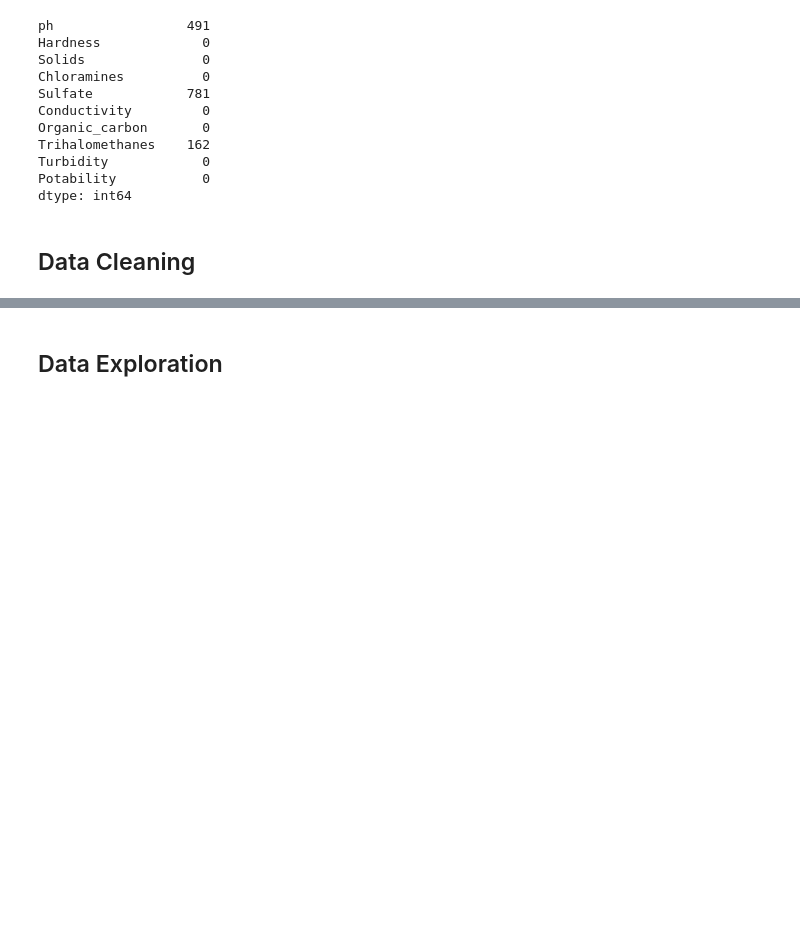
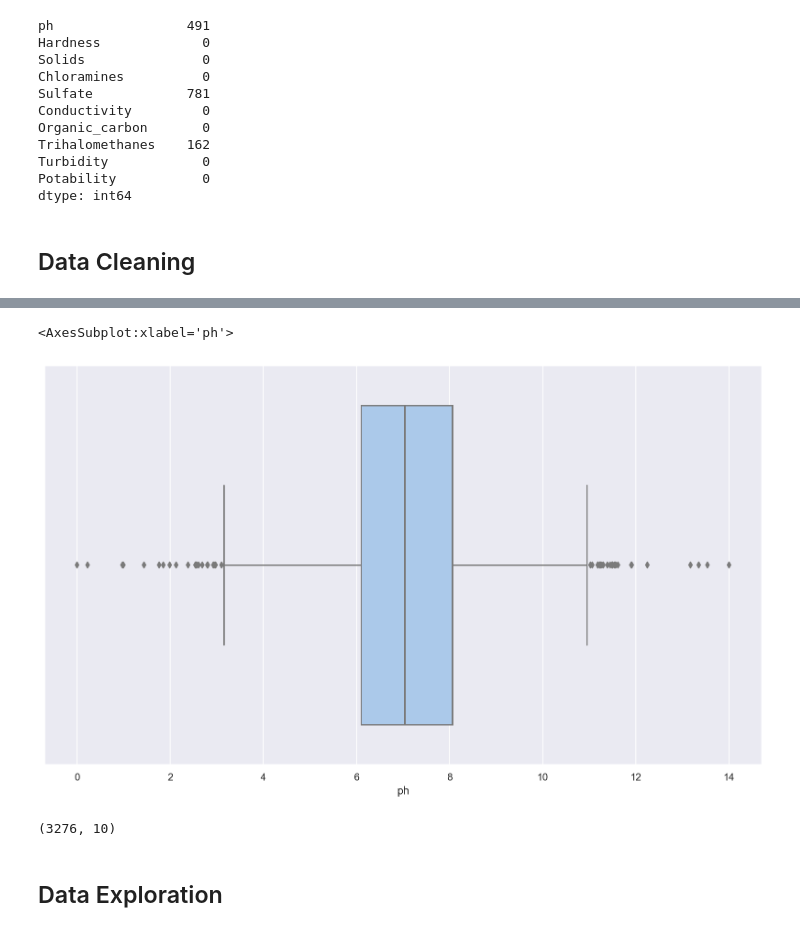
Before and after one commit to isra-st/Water_Potability, a Jupyter notebook: Notebook_Isra.ipynb, the cells around one changed output, grey strips where cells are left out. Cells and saved outputs as stored; diff of their text form; code cells hidden in the pictures; blank space fills up the shorter version.

```diff
--- a/Notebook_Isra.ipynb
+++ b/Notebook_Isra.ipynb
@@ -155,0 +181,5 @@ dtype: int64
+# %%
+from sklearn.impute import KNNImputer
+
+
+imputer = KNNImputer(n_neighbors=10, weights="uniform")
@@ -155,0 +406,9 @@ dtype: int64
+# %%
+sns.boxplot(x=df['ph'])
+# %% [output]
+<AxesSubplot:xlabel='ph'>
+[figure, added]
+# %%
+df.shape
+# %% [output]
+(3276, 10)
```
Also changed, not shown: parts of 38 cells of this notebook, 18 other files.
